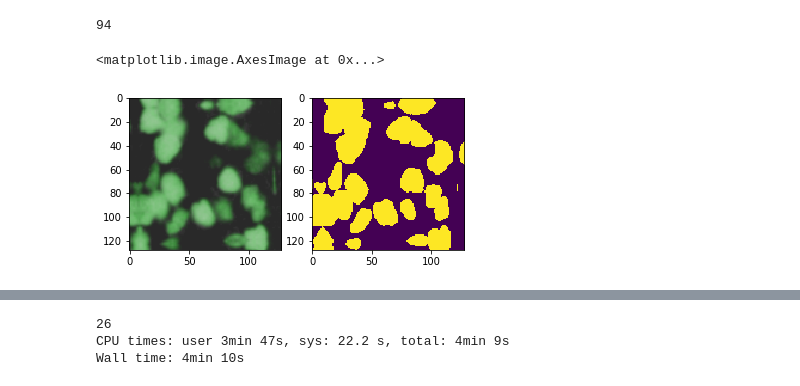
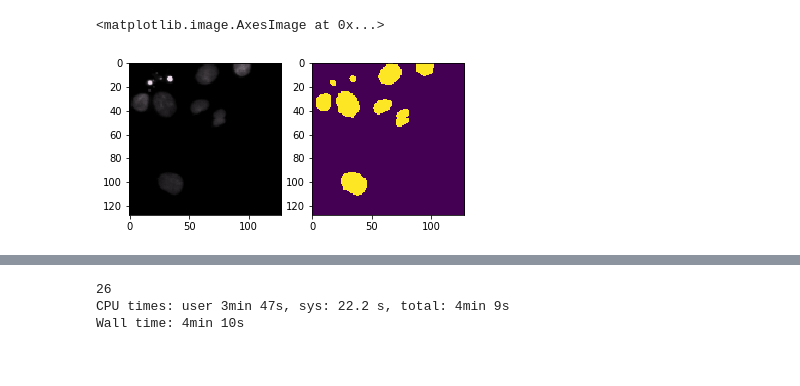
Before and after one commit to stas6626/bowl, a Jupyter notebook: Untitled.ipynb, the cells around one changed output, grey strips where cells are left out. Saved outputs shown, nothing was run; the diff lists cells and outputs as text; code cells hidden in the pictures.

```diff
--- a/Untitled.ipynb
+++ b/Untitled.ipynb
@@ -103,3 +103,6 @@ test = process('../data/stage_1_test/',False)
+# %%
+train_data = t.load(TRAIN_PATH)
+test = t.load(TEST_PATH)
 # %%
 train_data[0]["img"].numpy().shape
 # %% [output]
@@ -114,17 +110,3 @@ class DoubleTrans:
-# %%
-np.random.randint(100)
-# %% [output]
-94
-# %%
-class RandomCrop:
-    def __init__(self, prob=.5):
-        self.prob = prob
-
-    def __call__(self, img, mask=None):
-        shape = img.shape
-        first  = np.random.randint(shape[0]-128)
-        second = np.random.randint(shape[1]-128)
-        return img[first:first+128, second:second+128,:], mask[first:first+128, second:second+128,:]
 # %%
 import PIL
 class Dataset():
@@ -143,13 +125,13 @@ class Dataset():
         mask = (data['mask'][:,:,None] > 0.00001).numpy()
 
         img, mask = self.transform(img, mask)
-        img[:,:,0], img[:,:,2] = img[:,:,2], img[:,:,0]#return_to_RGB
+        img[:,:,0], img[:,:,2] = img[:,:,2], img[:,:,0] #return_to_RGB
 
         if self.mode == 'train':
             if self.problem_type == 'binary':
-                return to_float_tensor(img), torch.from_numpy(np.expand_dims(mask, 0)).float()
+                return img, np.squeeze(mask)
             else:
-                return to_float_tensor(img), torch.from_numpy(mask).long()
+                return img, np.squeeze(mask)
         else:
             return to_float_tensor(img), str(img_file_name)
 
@@ -182,11 +164,11 @@ train_transform = DualCompose([
         #ImageOnly(resize((128,128),interpolation=PIL.Image.NEAREST)),
         #DoubleTrans(tsf.ToTensor()),
         #ImageOnly(tsf.Normalize(mean = [0.5,0.5,0.5],std = [0.5,0.5,0.5]))
-
+        ImageOnly(Normalize()),
     ])
 
 val_transform = DualCompose([
-        ImageOnly(tsf.Normalize(mean = [0.5,0.5,0.5],std = [0.5,0.5,0.5]))
+        ImageOnly(Normalize()),
     ])
 # %%
 train_dataset = Dataset(train_data[:600], transform=train_transform)
@@ -195,11 +177,11 @@ valid_dataset = Dataset(train_data[600:], transform=val_transform)
 trainloader = t.utils.data.DataLoader(train_dataset, batch_size = 32, shuffle = True)
 validloader = t.utils.data.DataLoader(valid_dataset, batch_size = 32, shuffle = True)
 # %%
-img,mask = train_dataset[2]
+img,mask = train_dataset[5]
 plt.subplot(121)
-plt.imshow(img.permute(1,2,0).numpy())
+plt.imshow(img*0.5+0.5)
 plt.subplot(122)
-plt.imshow(mask.numpy())
+plt.imshow(mask)
 # %% [output]
 <matplotlib.image.AxesImage at 0x...>
-[figure, old version]
+[figure, new version]
```
Also changed, not shown: parts of 6 cells of this notebook, 1 other file.
